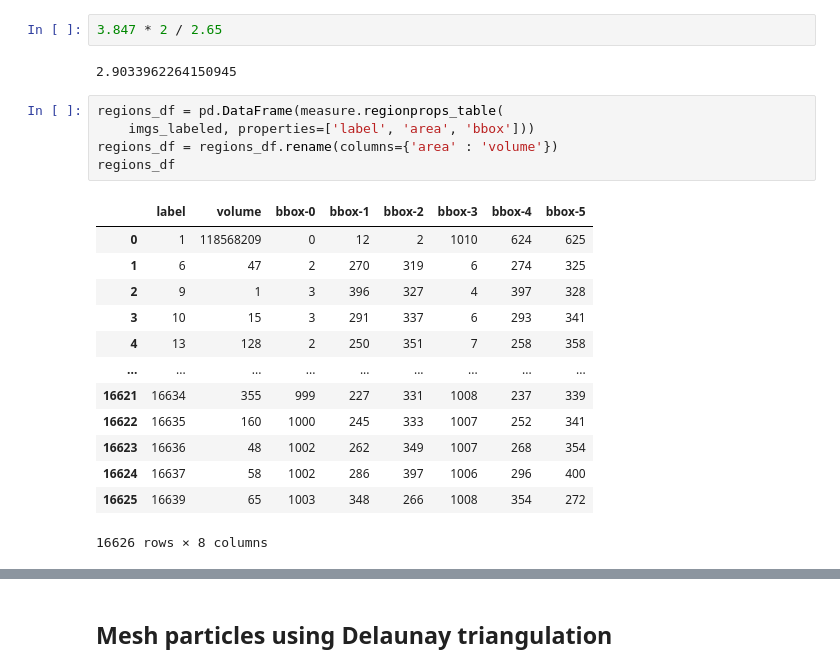
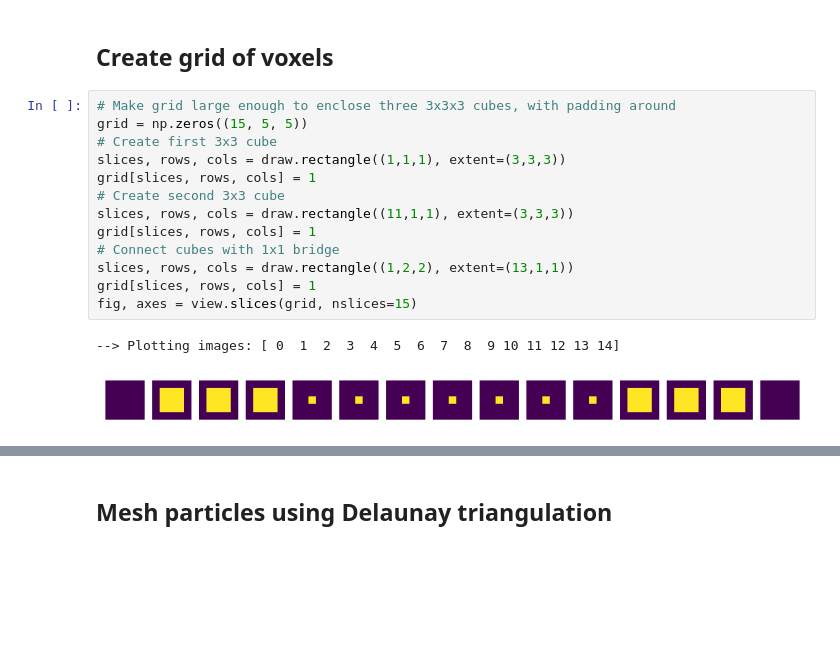
Before and after one commit to GusBusDraws/mhe-analysis, a Jupyter notebook: nbs/32-delaunay-mesh.ipynb, the cells around one changed output, grey strips where cells are left out. Cells and saved outputs as stored; diff of their text form; blank space fills up the shorter version.

```diff
--- a/nbs/32-delaunay-mesh.ipynb
+++ b/nbs/32-delaunay-mesh.ipynb
@@ -48,23 +15,18 @@ n_binder/n_particles=3.847485693234297
-# %%
-3.847 * 2 / 2.65
-# %% [output]
-2.9033962264150945
-# %%
-regions_df = pd.DataFrame(measure.regionprops_table(
-    imgs_labeled, properties=['label', 'area', 'bbox']))
-regions_df = regions_df.rename(columns={'area' : 'volume'})
-regions_df
-# %% [output]
-|  | label | volume | bbox-0 | bbox-1 | bbox-2 | bbox-3 | bbox-4 | bbox-5 |
-| 0 | 1 | 118568209 | 0 | 12 | 2 | 1010 | 624 | 625 |
-| 1 | 6 | 47 | 2 | 270 | 319 | 6 | 274 | 325 |
-| 2 | 9 | 1 | 3 | 396 | 327 | 4 | 397 | 328 |
-| 3 | 10 | 15 | 3 | 291 | 337 | 6 | 293 | 341 |
-| 4 | 13 | 128 | 2 | 250 | 351 | 7 | 258 | 358 |
-| ... | ... | ... | ... | ... | ... | ... | ... | ... |
-| 16621 | 16634 | 355 | 999 | 227 | 331 | 1008 | 237 | 339 |
-| 16622 | 16635 | 160 | 1000 | 245 | 333 | 1007 | 252 | 341 |
-| 16623 | 16636 | 48 | 1002 | 262 | 349 | 1007 | 268 | 354 |
-| 16624 | 16637 | 58 | 1002 | 286 | 397 | 1006 | 296 | 400 |
-| 16625 | 16639 | 65 | 1003 | 348 | 266 | 1008 | 354 | 272 |
-16626 rows × 8 columns
+# %% [markdown]
+## Create grid of voxels
+# %%
+# Make grid large enough to enclose three 3x3x3 cubes, with padding around
+grid = np.zeros((15, 5, 5))
+# Create first 3x3 cube
+slices, rows, cols = draw.rectangle((1,1,1), extent=(3,3,3))
+grid[slices, rows, cols] = 1
+# Create second 3x3 cube
+slices, rows, cols = draw.rectangle((11,1,1), extent=(3,3,3))
+grid[slices, rows, cols] = 1
+# Connect cubes with 1x1 bridge
+slices, rows, cols = draw.rectangle((1,2,2), extent=(13,1,1))
+grid[slices, rows, cols] = 1
+fig, axes = view.slices(grid, nslices=15)
+# %% [output]
+--> Plotting images: [ 0  1  2  3  4  5  6  7  8  9 10 11 12 13 14]
+[figure, added]
```
Also changed, not shown: parts of 15 cells of this notebook.
